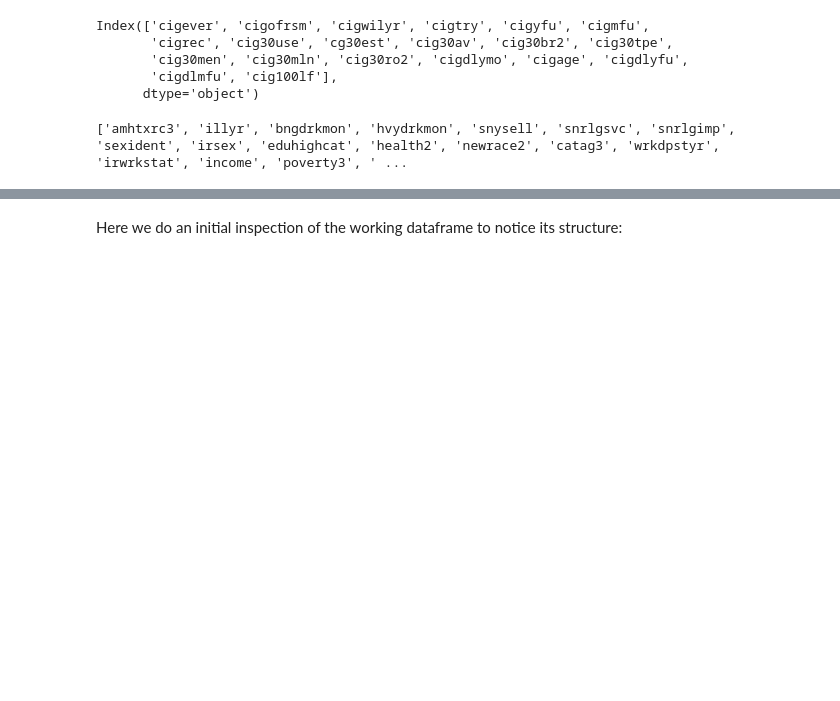
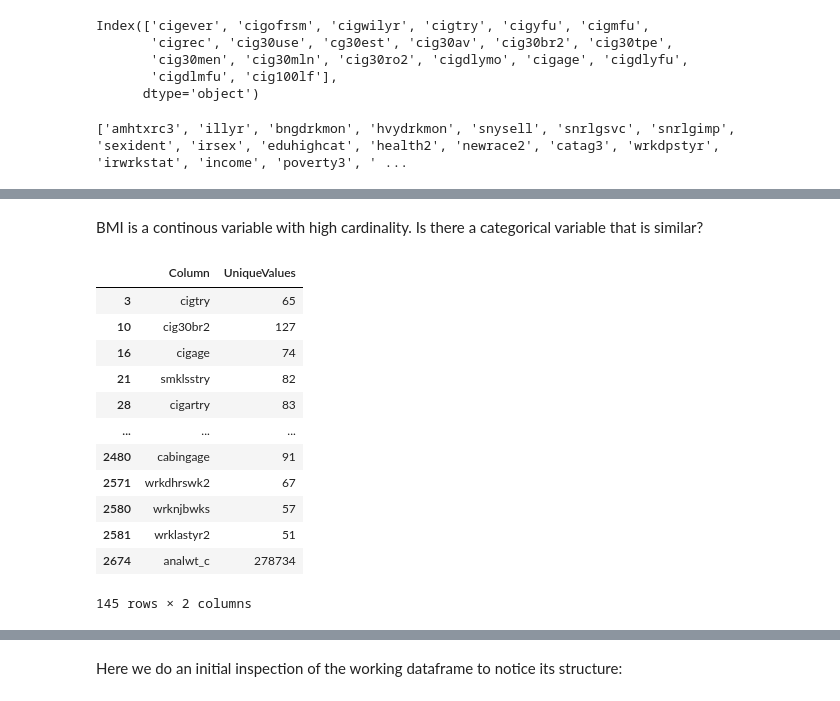
Before and after one commit to eloter01/Statistics-and-Machine-Learning-Fall-2021, a Jupyter notebook: Final Project/SMLfinalproj_EdwinLotero.ipynb, the cells around one changed output, grey strips where cells are left out. Drawn from its saved outputs; the diff is of its cells as text; code cells hidden in the pictures; blank space fills up the shorter version.

```diff
--- a/Final Project/SMLfinalproj_EdwinLotero.ipynb
+++ b/Final Project/SMLfinalproj_EdwinLotero.ipynb
@@ -148,0 +240,18 @@ df1 = raw_data[features_list]
+# %% [markdown]
+BMI is a continous variable with high cardinality. Is there a categorical variable that is similar?
+# %%
+df_unique.loc[df_unique['UniqueValues']>50]
+# %% [output]
+|  | Column | UniqueValues |
+| 3 | cigtry | 65 |
+| 10 | cig30br2 | 127 |
+| 16 | cigage | 74 |
+| 21 | smklsstry | 82 |
+| 28 | cigartry | 83 |
+| ... | ... | ... |
+| 2480 | cabingage | 91 |
+| 2571 | wrkdhrswk2 | 67 |
+| 2580 | wrknjbwks | 57 |
+| 2581 | wrklastyr2 | 51 |
+| 2674 | analwt_c | 278734 |
+145 rows × 2 columns
```
Also changed, not shown: parts of 23 cells of this notebook, 3 other files.
